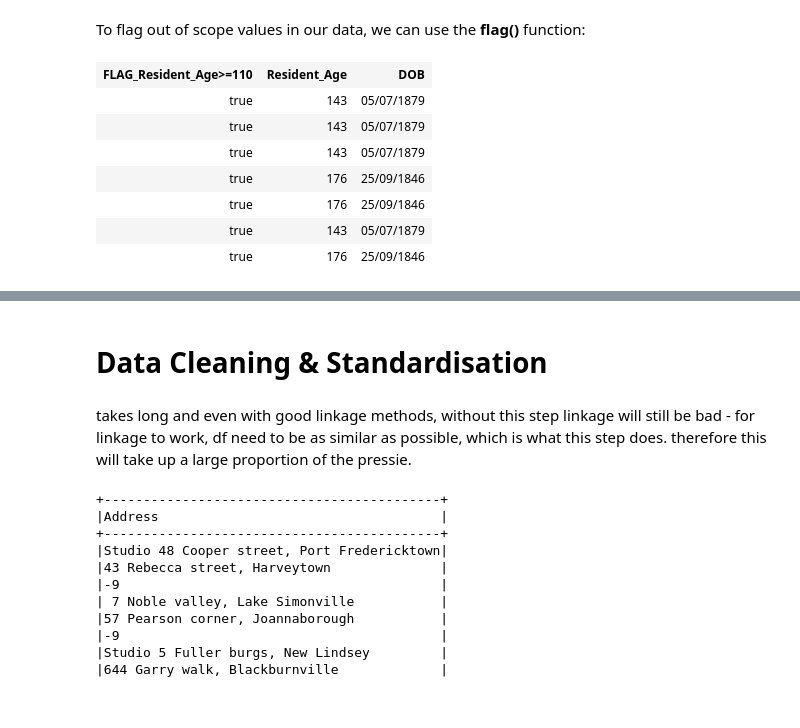
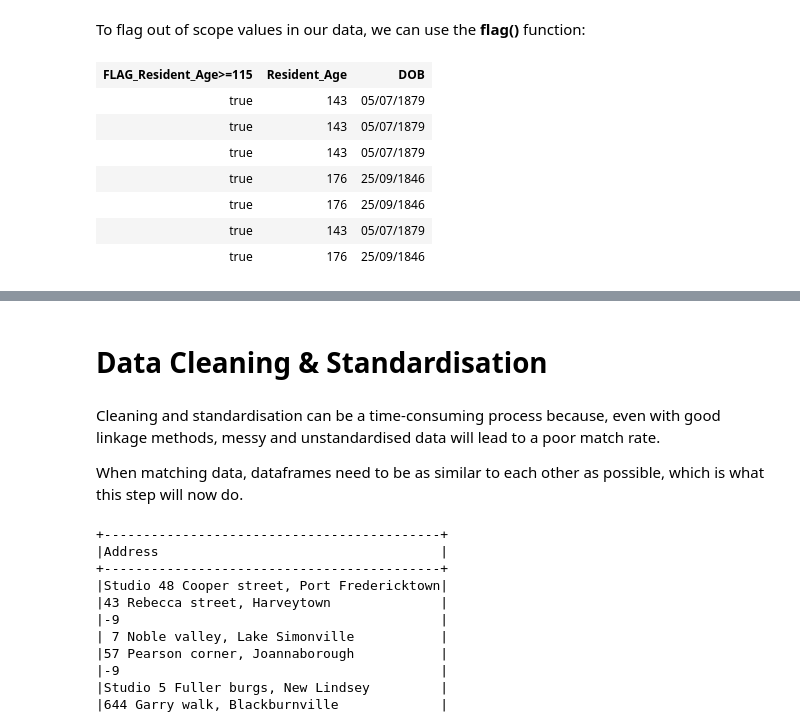
Before and after one commit to anthonye93/dlh_utils_demo, a Jupyter notebook: dlh_utils_demo.ipynb, the cells around one changed output, grey strips where cells are left out. Saved outputs shown, nothing was run; the diff lists cells and outputs as text; code cells hidden in the pictures.

```diff
--- a/dlh_utils_demo.ipynb
+++ b/dlh_utils_demo.ipynb
@@ -127,24 +119,20 @@ value_counts_ccs[1]
 # %% [markdown]
 To flag out of scope values in our data, we can use the **flag()** function:
 # %%
-#appends new column to data, showing true or false depending on condition specified
-
-# This will flag invalid values in our data, for example, by seeing if there is anyone over the age of 110 in our data:
+# This will flag invalid values in our data, for example, by seeing if there is anyone over the age of 115 in our data:
 
 out_of_scope = flags.flag(df = census,
                           ref_col = 'Resident_Age',
                           condition = '>=',
-                          condition_value = 110,
+                          condition_value = 115,
                           alias = None,
                           prefix = 'FLAG',
                           fill_null = None
                          )
 
-out_of_scope.filter(F.col('FLAG_Resident_Age>=110')== 'true').select('FLAG_Resident_Age>=110', 'Resident_Age', 'DOB')
-
-#higlihgt error in data
+out_of_scope.filter(F.col('FLAG_Resident_Age>=115')== 'true').select('FLAG_Resident_Age>=115', 'Resident_Age', 'DOB')
 # %% [output]
-| FLAG_Resident_Age>=110 | Resident_Age | DOB |
+| FLAG_Resident_Age>=115 | Resident_Age | DOB |
 | true | 143 | 05/07/1879 |
 | true | 143 | 05/07/1879 |
 | true | 143 | 05/07/1879 |
@@ -195,5 +183,7 @@ only showing top 20 rows
 # %% [markdown]
 # Data Cleaning & Standardisation
 # %% [markdown]
-takes long and even with good linkage methods, without this step linkage will still be bad - for linkage to work, df need to be as similar as possible, which is what this step does. therefore this will take up a large proportion of the pressie.
+Cleaning and standardisation can be a time-consuming process because, even with good linkage methods, messy and unstandardised data will lead to a poor match rate.
+
+When matching data, dataframes need to be as similar to each other as possible, which is what this step will now do.
 # %%
```
Also changed, not shown: parts of 29 cells of this notebook.
